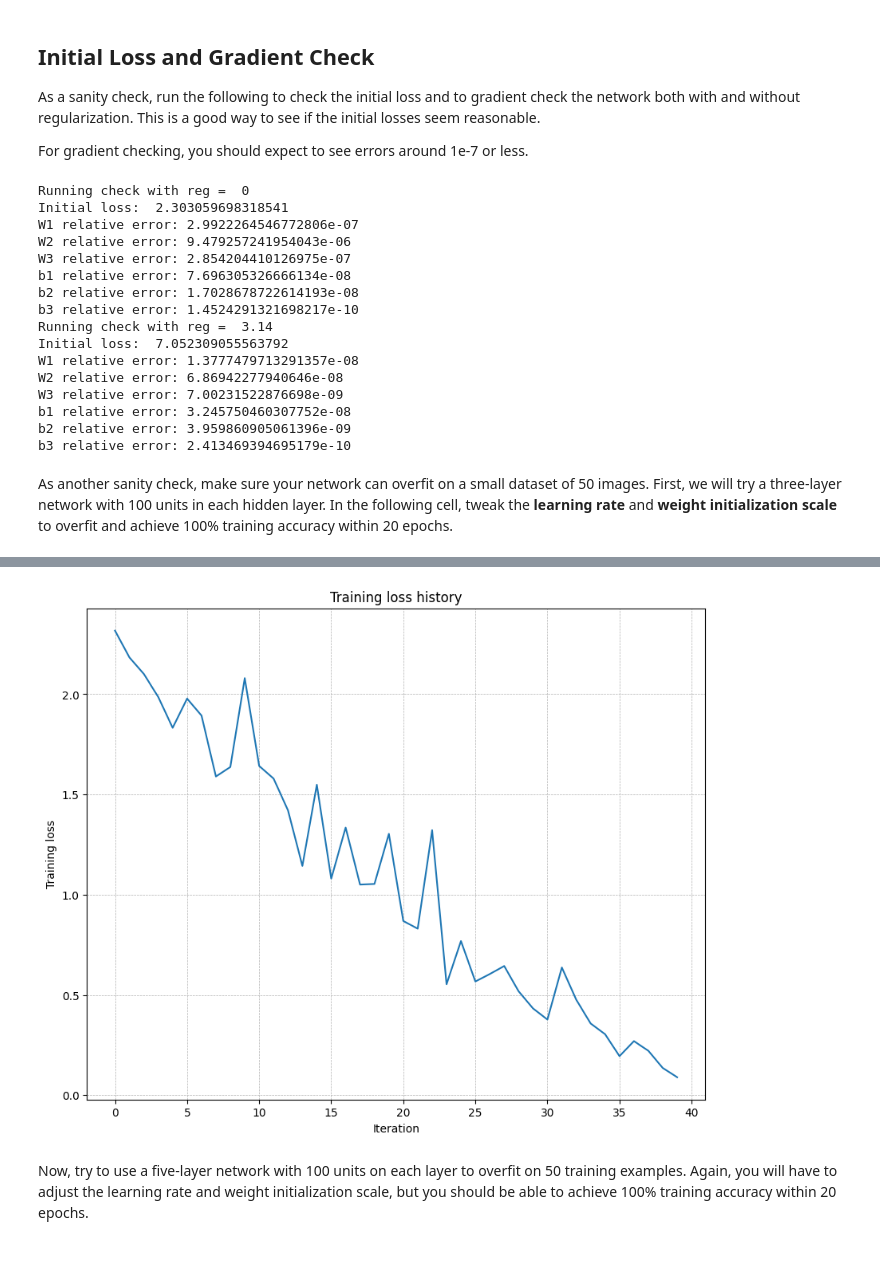
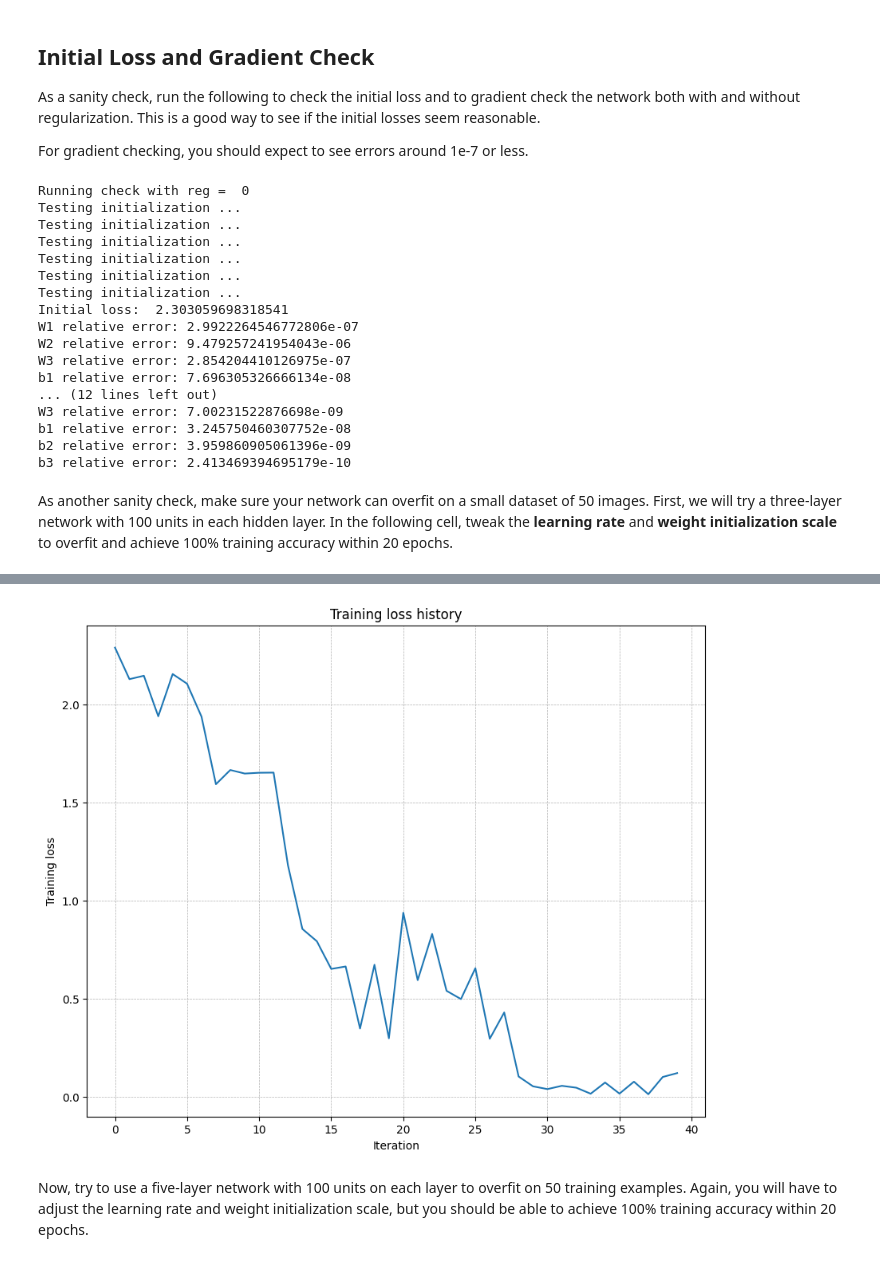
Before and after one commit to anton-matosov/cs231n, a Jupyter notebook: assignment2/FullyConnectedNets.ipynb, the cells around one changed output, grey strips where cells are left out. Drawn from its saved outputs; the diff is of its cells as text; code cells hidden in the pictures.

```diff
--- a/assignment2/FullyConnectedNets.ipynb
+++ b/assignment2/FullyConnectedNets.ipynb
@@ -74,6 +74,7 @@ np.random.seed(231)
 N, D, H1, H2, C = 2, 15, 20, 30, 10
 X = np.random.randn(N, D)
 y = np.random.randint(C, size=(N,))
+weight_scale=5e-2
 
 for reg in [0, 3.14]:
     print("Running check with reg = ", reg)
@@ -82,9 +83,16 @@ for reg in [0, 3.14]:
         input_dim=D,
         num_classes=C,
         reg=reg,
-        weight_scale=5e-2,
+        weight_scale=weight_scale,
         dtype=np.float64
     )
+    for name, vals in model.params.items():
+        print('Testing initialization ... ')
+        if str(name).startswith('W'):
+            W_std = abs(vals.std() - weight_scale)
+            assert W_std < weight_scale / 10, f'{name} layer weights do not seem right w_std: {W_std} std/10:{weight_scale / 10}'
+        if str(name).startswith('b'):
+            assert np.all(vals == 0), f'{name} layer biases do not seem right'
 
     loss, grads = model.loss(X, y)
     print("Initial loss: ", loss)
@@ -98,17 +106,18 @@ for reg in [0, 3.14]:
         print(f"{name} relative error: {rel_error(grad_num, grads[name])}")
 # %% [output]
 Running check with reg =  0
+Testing initialization ...
+Testing initialization ...
+Testing initialization ...
+Testing initialization ...
+Testing initialization ...
+Testing initialization ...
 Initial loss:  2.303059698318541
 W1 relative error: 2.9922264546772806e-07
 W2 relative error: 9.479257241954043e-06
 W3 relative error: 2.854204410126975e-07
 b1 relative error: 7.696305326666134e-08
-b2 relative error: 1.7028678722614193e-08
-b3 relative error: 1.4524291321698217e-10
-Running check with reg =  3.14
-Initial loss:  7.052309055563792
-W1 relative error: 1.3777479713291357e-08
-W2 relative error: 6.86942277940646e-08
+... (12 lines left out)
 W3 relative error: 7.00231522876698e-09
 b1 relative error: 3.245750460307752e-08
 b2 relative error: 3.959860905061396e-09
@@ -128,22 +137,27 @@ small_data = {
 }
 
 weight_scale = 0.01   # Experiment with this!
-learning_rate = 0.01  # Experiment with this!
-model = FullyConnectedNet(
-    [100, 100],
-    weight_scale=weight_scale,
-    dtype=np.float64
-)
-solver = Solver(
-    model,
-    small_data,
-    print_every=50,
-    num_epochs=20,
-    batch_size=25,
-    update_rule="sgd",
-    optim_config={"learning_rate": learning_rate},
-)
-solver.train()
+learning_rate = 0.02  # Experiment with this!
+
+acc = 0
+while 1 - acc > 0.01:
+  model = FullyConnectedNet(
+      [100, 100],
+      weight_scale=weight_scale,
+      dtype=np.float64
+  )
+  solver = Solver(
+      model,
+      small_data,
+      print_every=50,
+      num_epochs=20,
+      batch_size=25,
+      update_rule="sgd",
+      optim_config={"learning_rate": learning_rate},
+  )
+  solver.train()
+  acc = solver.train_acc_history[-1]
+  print('acc ', acc)
 
 plt.plot(solver.loss_history)
 plt.title("Training loss history")
@@ -172,4 +203,4 @@ plt.show()
-[figure, old version]
+[figure, new version]
 # %% [markdown]
 Now, try to use a five-layer network with 100 units on each layer to overfit on 50 training examples. Again, you will have to adjust the learning rate and weight initialization scale, but you should be able to achieve 100% training accuracy within 20 epochs.
 # %%
```
Also changed, not shown: parts of 2 cells of this notebook.
